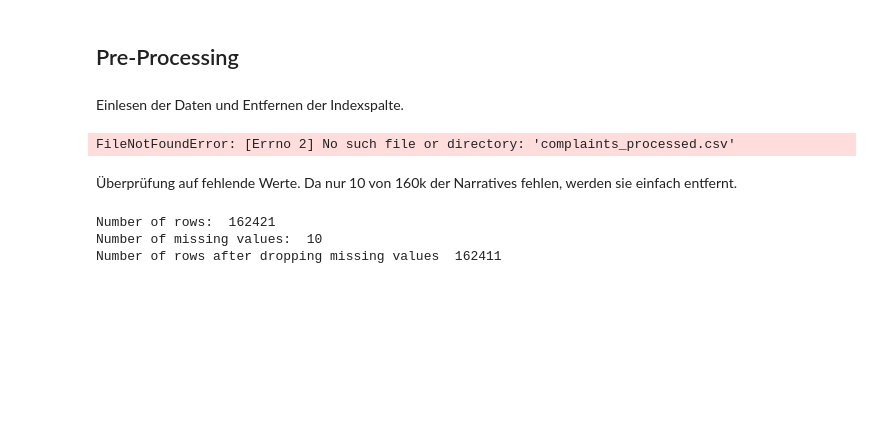
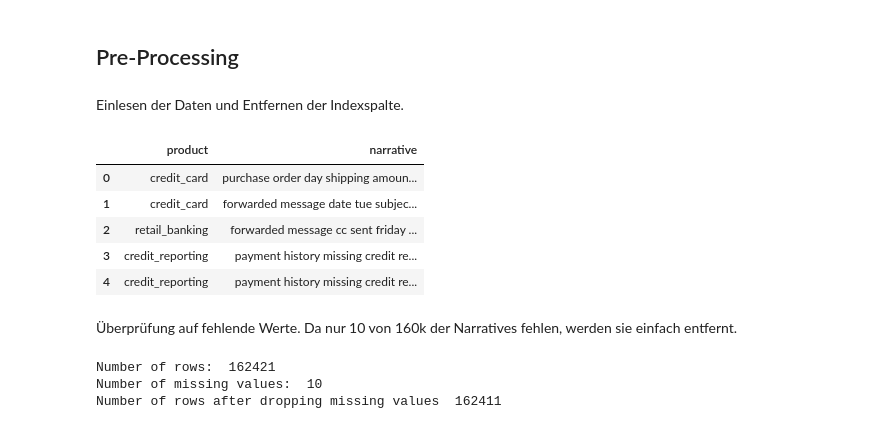
Before and after one commit to JasiaAlam/MDS_NLP, a Jupyter notebook: NLP_EDA.ipynb, the cells around one changed output. Saved outputs shown, nothing was run; the diff lists cells and outputs as text; code cells hidden in the pictures; blank space fills up the shorter version.

```diff
--- a/NLP_EDA.ipynb
+++ b/NLP_EDA.ipynb
@@ -41,13 +47,18 @@ Forschungsfrage: Wie kann ein automatisches Textklassifikationsmodell entwickelt
 Einlesen der Daten und Entfernen der Indexspalte.
 # %%
 # Load data
-data = pd.read_csv('complaints_processed.csv')
+data = pd.read_csv(data_path)
 # Delete first row (index)
 data = data.drop(data.columns[0], axis=1)
 
 data.head()
 # %% [output]
-FileNotFoundError: [Errno 2] No such file or directory: 'complaints_processed.csv'
+|  | product | narrative |
+| 0 | credit_card | purchase order day shipping amoun... |
+| 1 | credit_card | forwarded message date tue subjec... |
+| 2 | retail_banking | forwarded message cc sent friday ... |
+| 3 | credit_reporting | payment history missing credit re... |
+| 4 | credit_reporting | payment history missing credit re... |
 # %% [markdown]
 Überprüfung auf fehlende Werte. Da nur 10 von 160k der Narratives fehlen, werden sie einfach entfernt.
 # %%
```
Also changed, not shown: parts of 7 cells of this notebook.
